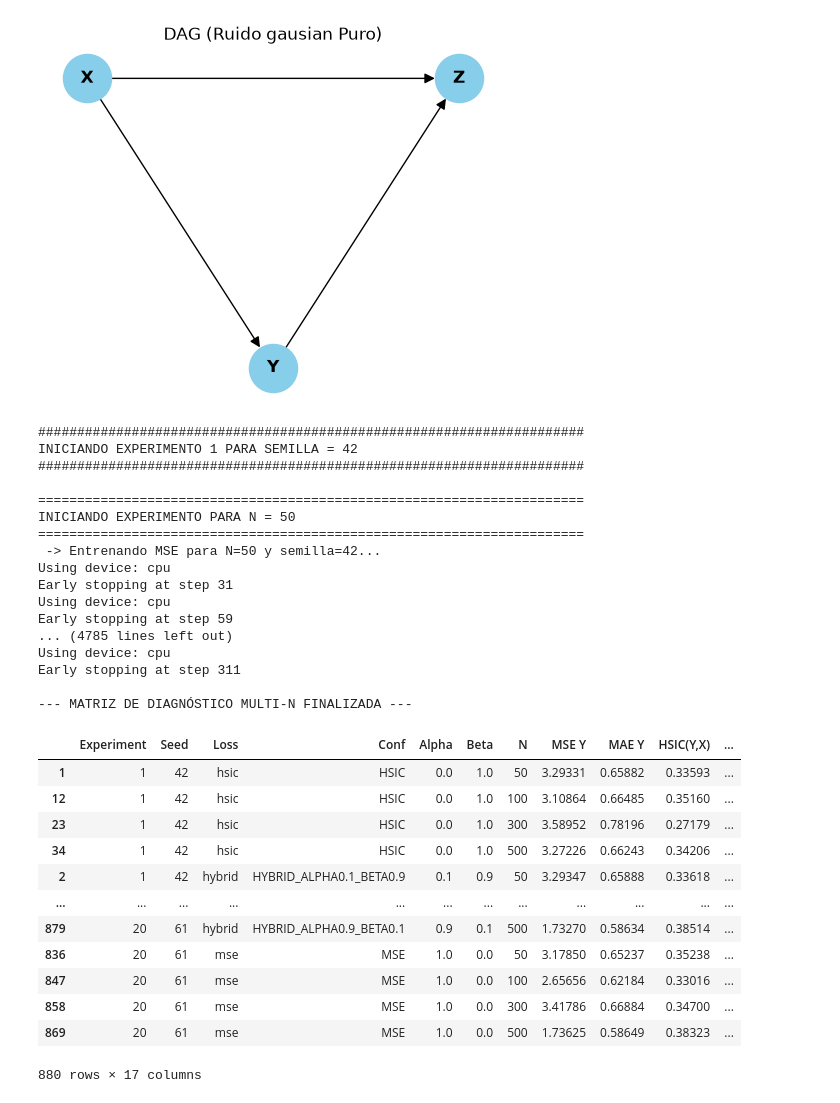
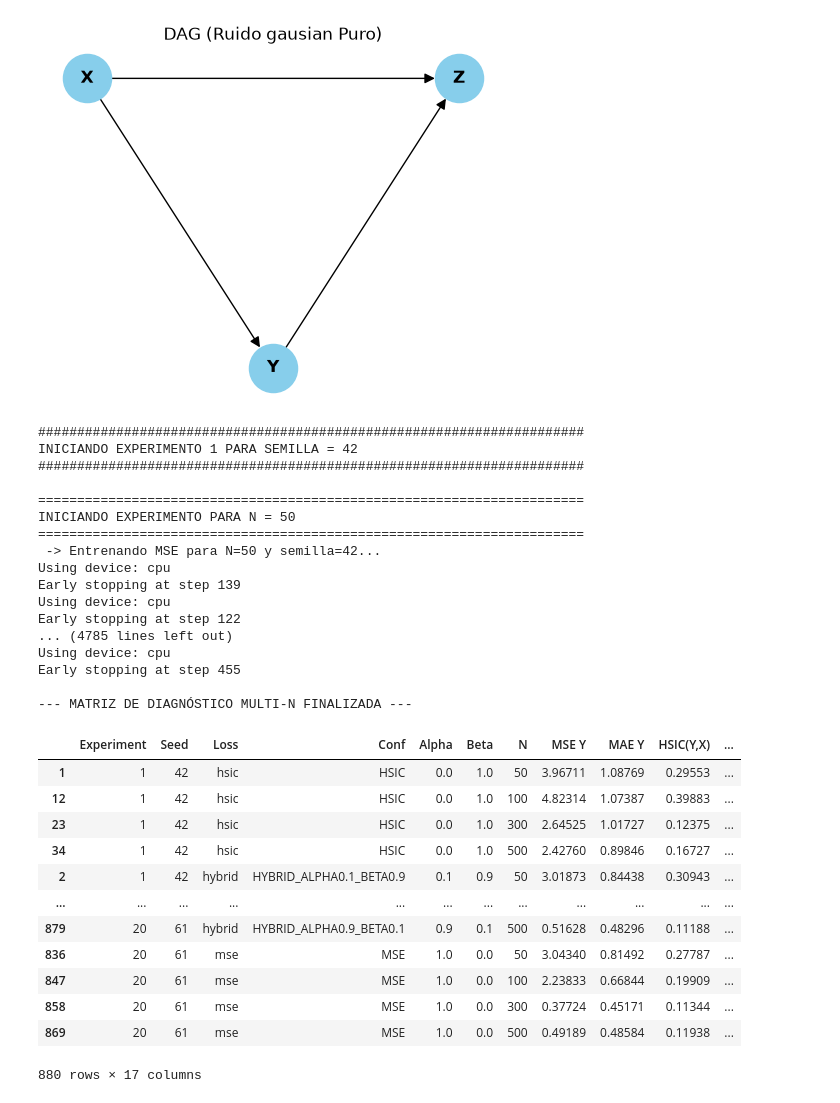
Before and after one commit to Claudia-Rodriguez2002/kacgm_hsic, a Jupyter notebook: notebooks/Experimento2/Observacional/Ruido_ Multiplicativo_Gamma.ipynb, the cells around one changed output. Drawn from its saved outputs; the diff is of its cells as text; code cells hidden in the pictures.

```diff
--- a/notebooks/Experimento2/Observacional/Ruido_ Multiplicativo_Gamma.ipynb
+++ b/notebooks/Experimento2/Observacional/Ruido_ Multiplicativo_Gamma.ipynb
@@ -32,7 +32,7 @@ def generate_synthetic_triangle_data_pure_gausian (num_samples=2000, seed=42, es
     eps_Z = np.random.gamma(shape=forma, scale=theta, size=num_samples) - media_gamma
 
     X = eps_X
-    Y = 0.5 * (X ** 2) * eps_Y
+    Y = 0.5 * (X ** 2) + np.sin(X)* eps_Y
     Z = 0.7 * X + 0.4 * (Y ** 2) - np.cos(Y) * eps_Z
     return pd.DataFrame({'X': X, 'Y': Y, 'Z': Z})
 
@@ -202,47 +202,47 @@ df_final_multi_n = df_final_multi_n[base_cols + other_cols]
 print("\n--- MATRIZ DE DIAGNÓSTICO MULTI-N FINALIZADA ---")
 display(df_final_multi_n)
 
 # --- [PASO 5: GUARDADO DE RESULTADOS EN CSV] ---
 carpeta_tablas = "tablas"
 ruta_archivo = os.path.join(carpeta_tablas, "aditivo_gausian.csv")
 
 # Crear la carpeta si no existe
 if not os.path.exists(carpeta_tablas):
     os.makedirs(carpeta_tablas)
 
 # Guardar el DataFrame
 df_final_multi_n.to_csv(ruta_archivo, index=False)
 # %% [output]
 [figure]
 ######################################################################
 INICIANDO EXPERIMENTO 1 PARA SEMILLA = 42
 ######################################################################
 
 ======================================================================
 INICIANDO EXPERIMENTO PARA N = 50
 ======================================================================
  -> Entrenando MSE para N=50 y semilla=42...
 Using device: cpu
-Early stopping at step 31
+Early stopping at step 139
 Using device: cpu
-Early stopping at step 59
+Early stopping at step 122
 ... (4785 lines left out)
 Using device: cpu
-Early stopping at step 311
+Early stopping at step 455
 
 --- MATRIZ DE DIAGNÓSTICO MULTI-N FINALIZADA ---
 |  | Experiment | Seed | Loss | Conf | Alpha | Beta | N | MSE Y | MAE Y | HSIC(Y,X) | ... |
-| 1 | 1 | 42 | hsic | HSIC | 0.0 | 1.0 | 50 | 3.29331 | 0.65882 | 0.33593 | ... |
-| 12 | 1 | 42 | hsic | HSIC | 0.0 | 1.0 | 100 | 3.10864 | 0.66485 | 0.35160 | ... |
-| 23 | 1 | 42 | hsic | HSIC | 0.0 | 1.0 | 300 | 3.58952 | 0.78196 | 0.27179 | ... |
-| 34 | 1 | 42 | hsic | HSIC | 0.0 | 1.0 | 500 | 3.27226 | 0.66243 | 0.34206 | ... |
-| 2 | 1 | 42 | hybrid | HYBRID_ALPHA0.1_BETA0.9 | 0.1 | 0.9 | 50 | 3.29347 | 0.65888 | 0.33618 | ... |
+| 1 | 1 | 42 | hsic | HSIC | 0.0 | 1.0 | 50 | 3.96711 | 1.08769 | 0.29553 | ... |
+| 12 | 1 | 42 | hsic | HSIC | 0.0 | 1.0 | 100 | 4.82314 | 1.07387 | 0.39883 | ... |
+| 23 | 1 | 42 | hsic | HSIC | 0.0 | 1.0 | 300 | 2.64525 | 1.01727 | 0.12375 | ... |
+| 34 | 1 | 42 | hsic | HSIC | 0.0 | 1.0 | 500 | 2.42760 | 0.89846 | 0.16727 | ... |
+| 2 | 1 | 42 | hybrid | HYBRID_ALPHA0.1_BETA0.9 | 0.1 | 0.9 | 50 | 3.01873 | 0.84438 | 0.30943 | ... |
 | ... | ... | ... | ... | ... | ... | ... | ... | ... | ... | ... | ... |
-| 879 | 20 | 61 | hybrid | HYBRID_ALPHA0.9_BETA0.1 | 0.9 | 0.1 | 500 | 1.73270 | 0.58634 | 0.38514 | ... |
-| 836 | 20 | 61 | mse | MSE | 1.0 | 0.0 | 50 | 3.17850 | 0.65237 | 0.35238 | ... |
-| 847 | 20 | 61 | mse | MSE | 1.0 | 0.0 | 100 | 2.65656 | 0.62184 | 0.33016 | ... |
-| 858 | 20 | 61 | mse | MSE | 1.0 | 0.0 | 300 | 3.41786 | 0.66884 | 0.34700 | ... |
-| 869 | 20 | 61 | mse | MSE | 1.0 | 0.0 | 500 | 1.73625 | 0.58649 | 0.38323 | ... |
+| 879 | 20 | 61 | hybrid | HYBRID_ALPHA0.9_BETA0.1 | 0.9 | 0.1 | 500 | 0.51628 | 0.48296 | 0.11188 | ... |
+| 836 | 20 | 61 | mse | MSE | 1.0 | 0.0 | 50 | 3.04340 | 0.81492 | 0.27787 | ... |
+| 847 | 20 | 61 | mse | MSE | 1.0 | 0.0 | 100 | 2.23833 | 0.66844 | 0.19909 | ... |
+| 858 | 20 | 61 | mse | MSE | 1.0 | 0.0 | 300 | 0.37724 | 0.45171 | 0.11344 | ... |
+| 869 | 20 | 61 | mse | MSE | 1.0 | 0.0 | 500 | 0.49189 | 0.48584 | 0.11938 | ... |
 880 rows × 17 columns
 # %%
 # ==============================================================================
```
Also changed, not shown: parts of 5 cells of this notebook, 12 other files.
